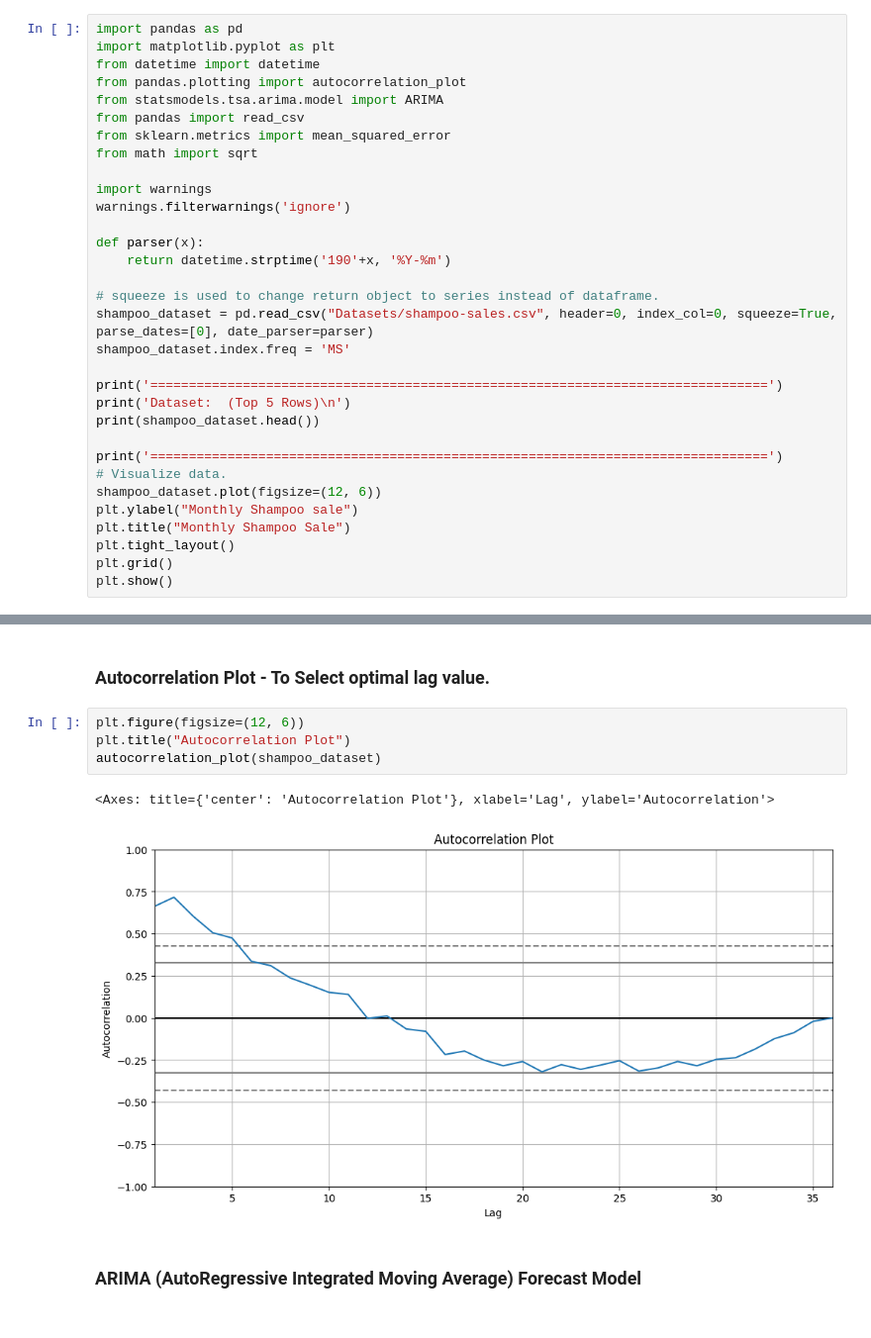
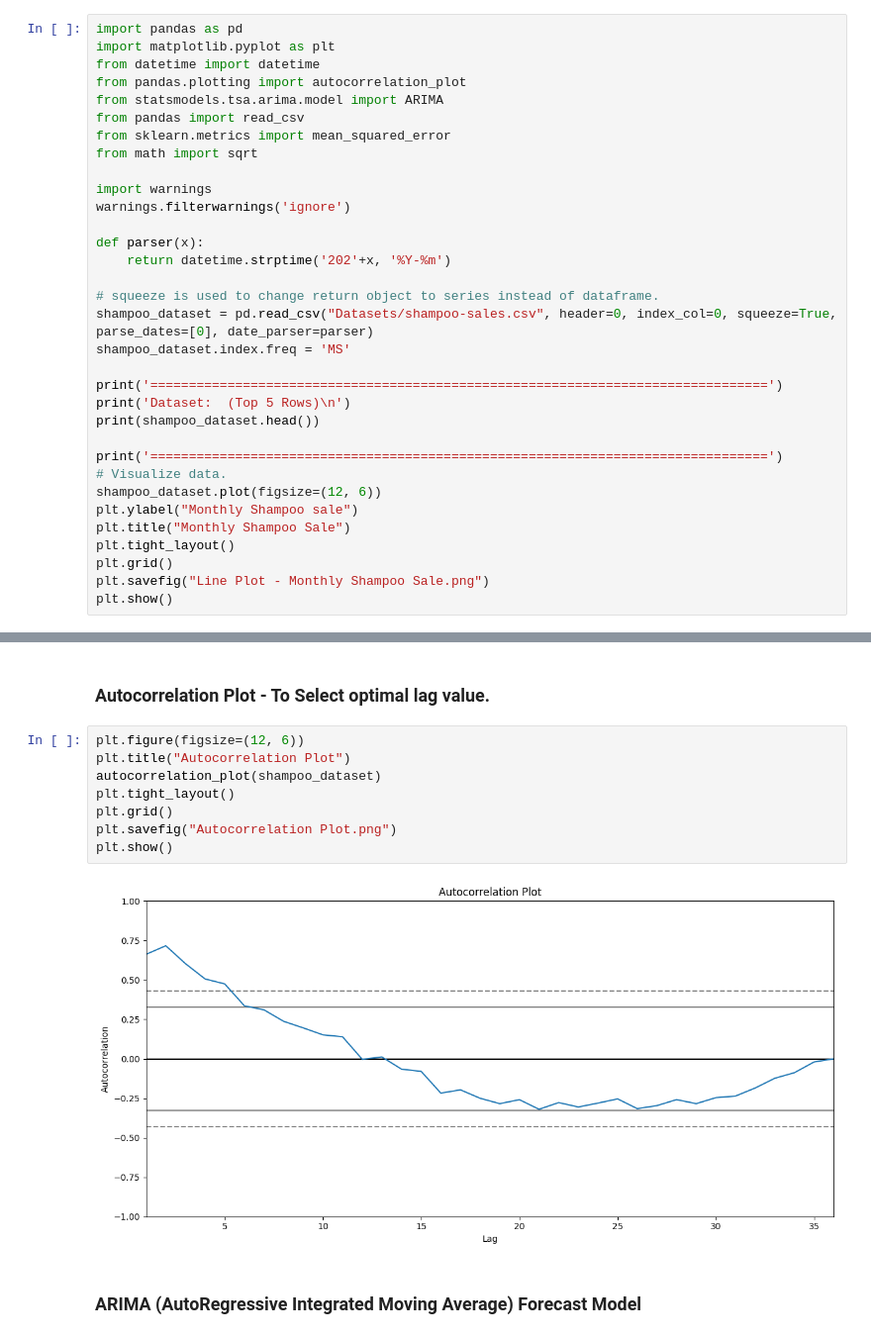
Before and after one commit to mlbuddy1987/Forecasting, a Jupyter notebook: 1 - Shampoo Sales Dataset Forecasting.ipynb, the cells around one changed output, grey strips where cells are left out. Shown: that part at 99% size. Saved outputs shown, nothing was run; the diff lists cells and outputs as text.

```diff
--- a/1 - Shampoo Sales Dataset Forecasting.ipynb
+++ b/1 - Shampoo Sales Dataset Forecasting.ipynb
@@ -15,7 +15,7 @@ import warnings
 warnings.filterwarnings('ignore')
 
 def parser(x):
-    return datetime.strptime('190'+x, '%Y-%m')
+    return datetime.strptime('202'+x, '%Y-%m')
 
 # squeeze is used to change return object to series instead of dataframe.
 shampoo_dataset = pd.read_csv("Datasets/shampoo-sales.csv", header=0, index_col=0, squeeze=True, parse_dates=[0], date_parser=parser)
@@ -32,6 +32,7 @@ plt.ylabel("Monthly Shampoo sale")
 plt.title("Monthly Shampoo Sale")
 plt.tight_layout()
 plt.grid()
+plt.savefig("Line Plot - Monthly Shampoo Sale.png")
 plt.show()
 # %% [output]
 ================================================================================
@@ -51,10 +52,13 @@ Freq: MS, Name: Sales, dtype: float64
 # %%
 plt.figure(figsize=(12, 6))
 plt.title("Autocorrelation Plot")
 autocorrelation_plot(shampoo_dataset)
+plt.tight_layout()
+plt.grid()
+plt.savefig("Autocorrelation Plot.png")
+plt.show()
 # %% [output]
-<Axes: title={'center': 'Autocorrelation Plot'}, xlabel='Lag', ylabel='Autocorrelation'>
-[figure, old version]
+[figure, new version]
 # %% [markdown]
 ### ARIMA (AutoRegressive Integrated Moving Average) Forecast Model
 # %%
```
Also changed, not shown: parts of 3 cells of this notebook, 7 other files.
